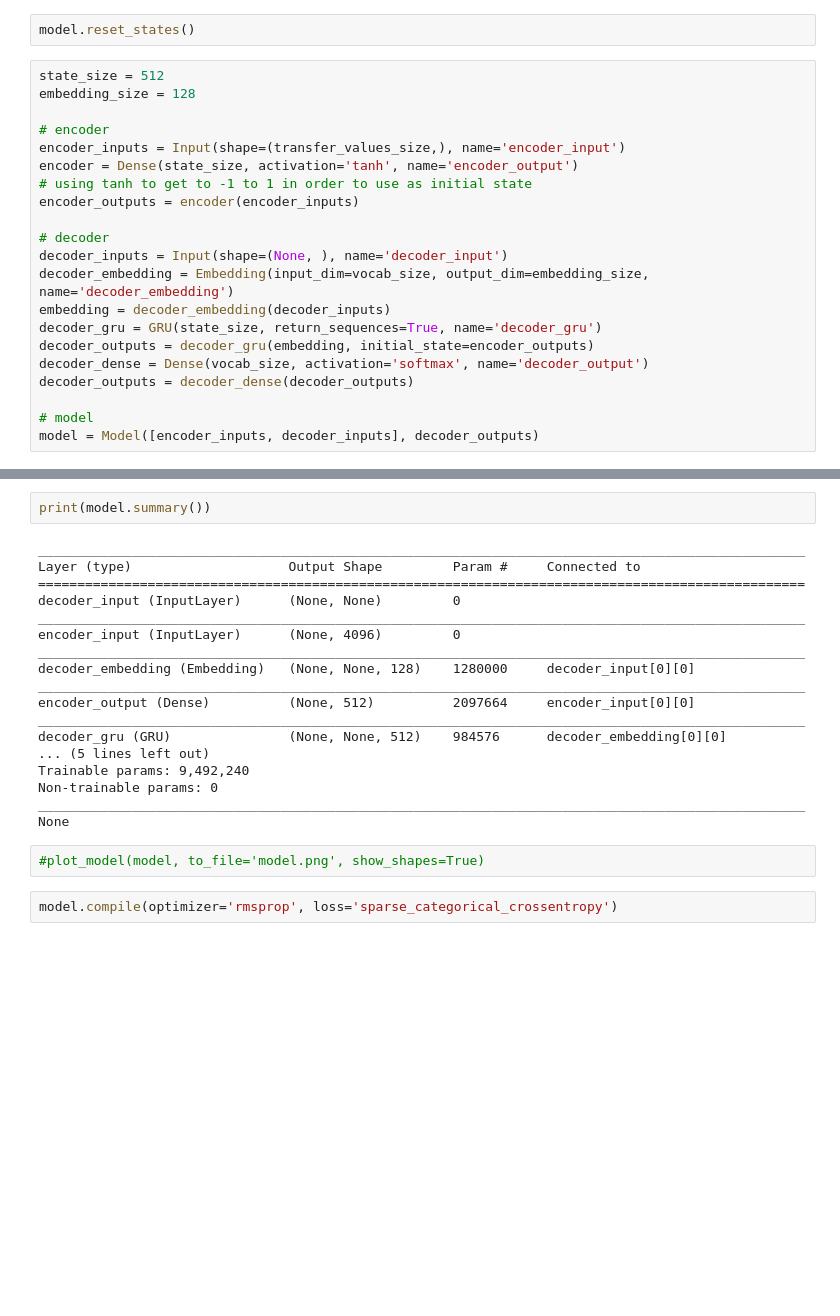
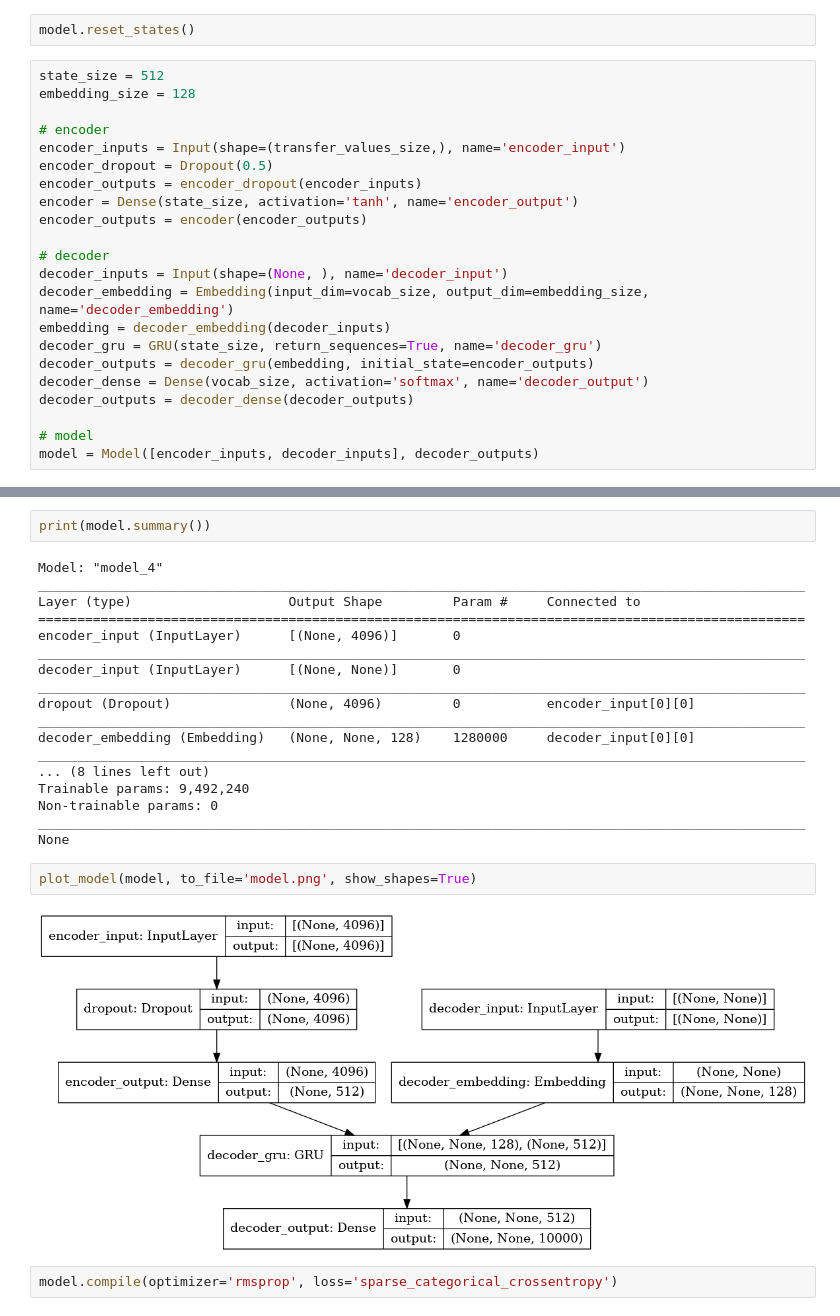
Before and after one commit to catnado/Image_Caption, a Jupyter notebook: Baseline_Model.ipynb, the cells around one changed output, grey strips where cells are left out. Cells and saved outputs as stored; diff of their text form; blank space fills up the shorter version.

Commit message:
merge model

```diff
--- a/Baseline_Model.ipynb
+++ b/Baseline_Model.ipynb
@@ -456,9 +486,10 @@ embedding_size = 128
 
 # encoder
 encoder_inputs = Input(shape=(transfer_values_size,), name='encoder_input')
+encoder_dropout = Dropout(0.5)
+encoder_outputs = encoder_dropout(encoder_inputs)
 encoder = Dense(state_size, activation='tanh', name='encoder_output')
-# using tanh to get to -1 to 1 in order to use as initial state
-encoder_outputs = encoder(encoder_inputs)
+encoder_outputs = encoder(encoder_outputs)
 
 # decoder
 decoder_inputs = Input(shape=(None, ), name='decoder_input')
@@ -474,24 +529,26 @@ model = Model([encoder_inputs, decoder_inputs], decoder_outputs)
 # %%
 print(model.summary())
 # %% [output]
+Model: "model_4"
 __________________________________________________________________________________________________
 Layer (type)                    Output Shape         Param #     Connected to
 ==================================================================================================
-decoder_input (InputLayer)      (None, None)         0
+encoder_input (InputLayer)      [(None, 4096)]       0
 __________________________________________________________________________________________________
-encoder_input (InputLayer)      (None, 4096)         0
+decoder_input (InputLayer)      [(None, None)]       0
+__________________________________________________________________________________________________
+dropout (Dropout)               (None, 4096)         0           encoder_input[0][0]
 __________________________________________________________________________________________________
 decoder_embedding (Embedding)   (None, None, 128)    1280000     decoder_input[0][0]
 __________________________________________________________________________________________________
-encoder_output (Dense)          (None, 512)          2097664     encoder_input[0][0]
-__________________________________________________________________________________________________
-decoder_gru (GRU)               (None, None, 512)    984576      decoder_embedding[0][0]
-... (5 lines left out)
+... (8 lines left out)
 Trainable params: 9,492,240
 Non-trainable params: 0
 __________________________________________________________________________________________________
 None
 # %%
-#plot_model(model, to_file='model.png', show_shapes=True)
+plot_model(model, to_file='model.png', show_shapes=True)
+# %% [output]
+[figure, added]
 # %%
 model.compile(optimizer='rmsprop', loss='sparse_categorical_crossentropy')
```
Also changed, not shown: parts of 32 cells of this notebook, 2 other files.
